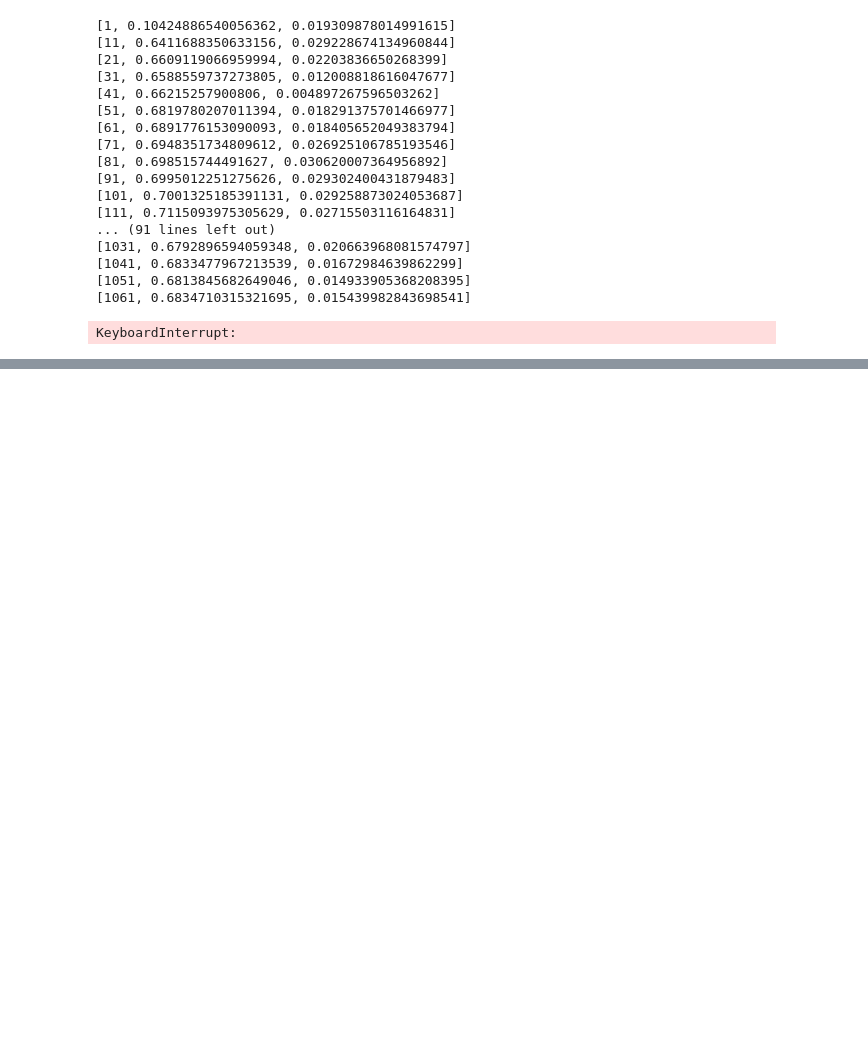
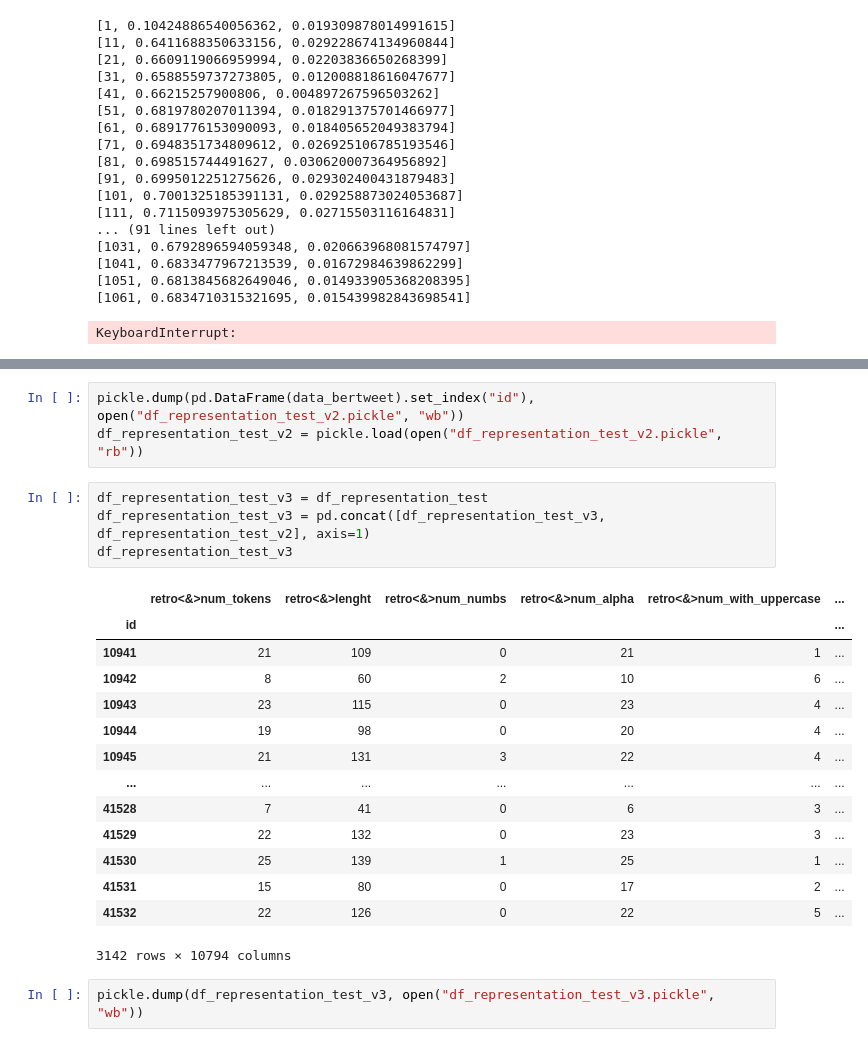
Before and after one commit to furrutiav/NLP-Competition-1, a Jupyter notebook: felipe-benja/02 Representacion.ipynb, the cells around one changed output, grey strips where cells are left out. Drawn from its saved outputs; the diff is of its cells as text; blank space fills up the shorter version.

```diff
--- a/felipe-benja/02 Representacion.ipynb
+++ b/felipe-benja/02 Representacion.ipynb
@@ -1367,0 +1346,24 @@ pickle.dump(ranked_cols[:fine_best_f1+1], open(f"cols_selected_{sen}_v4.pickle",
+# %%
+pickle.dump(pd.DataFrame(data_bertweet).set_index("id"), open("df_representation_test_v2.pickle", "wb"))
+df_representation_test_v2 = pickle.load(open("df_representation_test_v2.pickle", "rb"))
+# %%
+df_representation_test_v3 = df_representation_test
+df_representation_test_v3 = pd.concat([df_representation_test_v3, df_representation_test_v2], axis=1)
+df_representation_test_v3
+# %% [output]
+|  | retro<&>num_tokens | retro<&>lenght | retro<&>num_numbs | retro<&>num_alpha | retro<&>num_with_uppercase | ... |
+| id |  |  |  |  |  | ... |
+| 10941 | 21 | 109 | 0 | 21 | 1 | ... |
+| 10942 | 8 | 60 | 2 | 10 | 6 | ... |
+| 10943 | 23 | 115 | 0 | 23 | 4 | ... |
+| 10944 | 19 | 98 | 0 | 20 | 4 | ... |
+| 10945 | 21 | 131 | 3 | 22 | 4 | ... |
+| ... | ... | ... | ... | ... | ... | ... |
+| 41528 | 7 | 41 | 0 | 6 | 3 | ... |
+| 41529 | 22 | 132 | 0 | 23 | 3 | ... |
+| 41530 | 25 | 139 | 1 | 25 | 1 | ... |
+| 41531 | 15 | 80 | 0 | 17 | 2 | ... |
+| 41532 | 22 | 126 | 0 | 22 | 5 | ... |
+3142 rows × 10794 columns
+# %%
+pickle.dump(df_representation_test_v3, open("df_representation_test_v3.pickle", "wb"))
```
Also changed, not shown: parts of 49 cells of this notebook, 8 other files.
